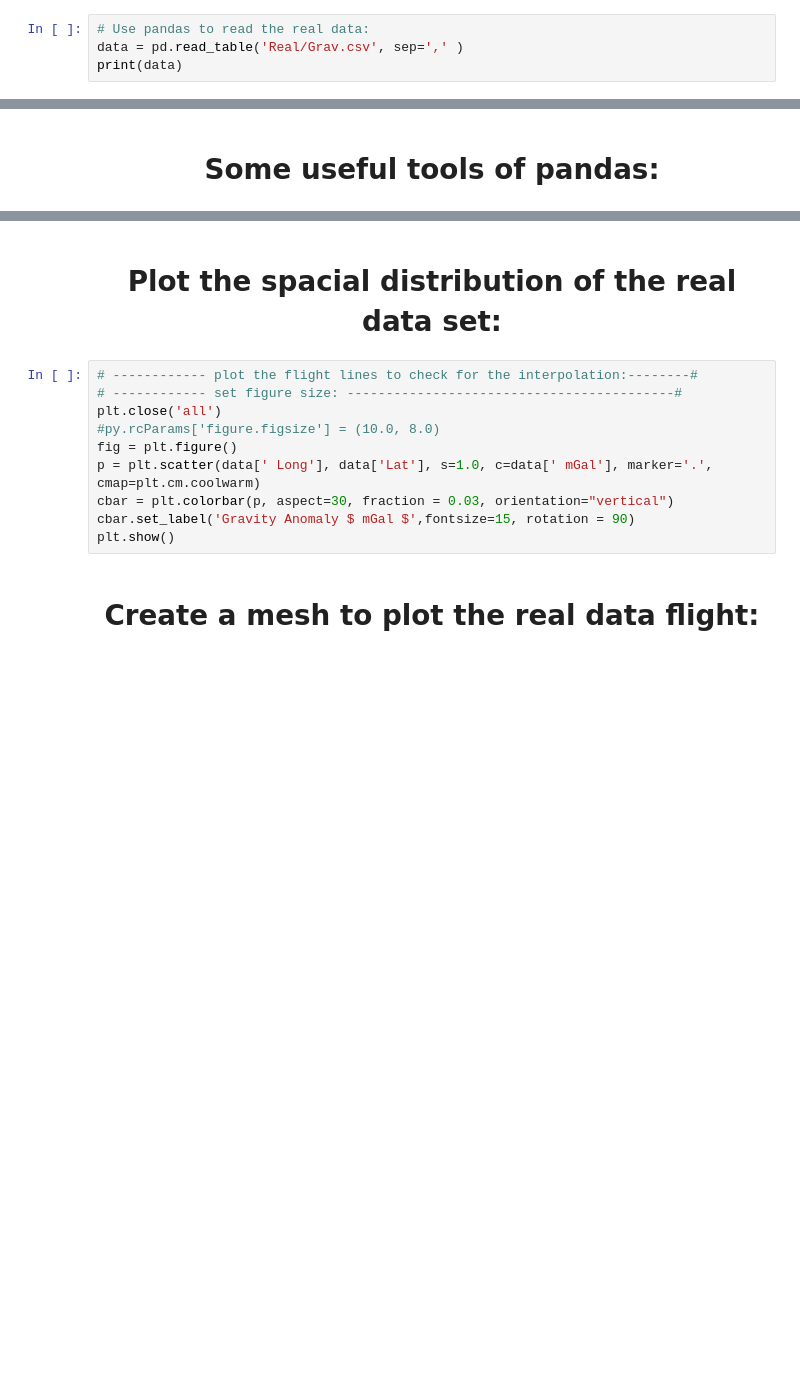
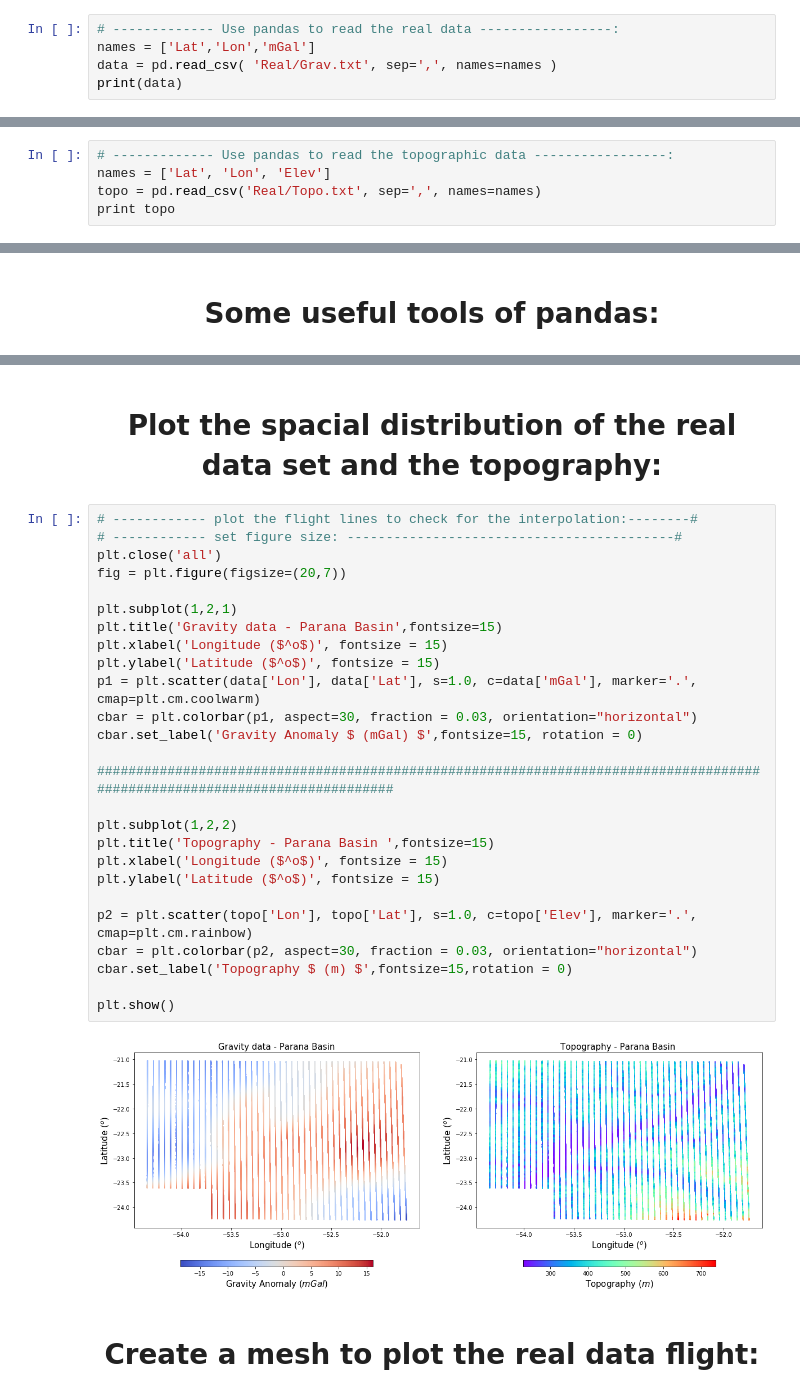
Before and after one commit to rodrigobijani/Congresso_Brasileiro_Geologia2018, a Jupyter notebook: scripts/real.ipynb, the cells around one changed output, grey strips where cells are left out. Saved outputs shown, nothing was run; the diff lists cells and outputs as text; blank space fills up the shorter version.

Commit message:
add topography and basemap usage for projections. Now we need to go for the clicking!.

```diff
--- a/scripts/real.ipynb
+++ b/scripts/real.ipynb
@@ -65,6 +65,7 @@ import pylab as py
 # %% [markdown]
 # <center> Start coding from here on ! <center>
 # %%
-# Use pandas to read the real data:
-data = pd.read_table('Real/Grav.csv', sep=',' )
+# ------------- Use pandas to read the real data -----------------:
+names = ['Lat','Lon','mGal']
+data = pd.read_csv( 'Real/Grav.txt', sep=',', names=names )
 print(data)
@@ -70,0 +90,5 @@ print(data)
+# %%
+# ------------- Use pandas to read the topographic data -----------------:
+names = ['Lat', 'Lon', 'Elev']
+topo = pd.read_csv('Real/Topo.txt', sep=',', names=names)
+print topo
@@ -83,15 +161,33 @@ data.max()
 # %% [markdown]
-#  <center size=3> Plot the spacial distribution of the real data set: <center>
+#  <center size=3> Plot the spacial distribution of the real data set and the topography: <center>
 # %%
 # ------------ plot the flight lines to check for the interpolation:--------#
 # ------------ set figure size: ------------------------------------------#
 plt.close('all')
-#py.rcParams['figure.figsize'] = (10.0, 8.0)
-fig = plt.figure()
-p = plt.scatter(data[' Long'], data['Lat'], s=1.0, c=data[' mGal'], marker='.', cmap=plt.cm.coolwarm)
-cbar = plt.colorbar(p, aspect=30, fraction = 0.03, orientation="vertical")
-cbar.set_label('Gravity Anomaly $ mGal $',fontsize=15, rotation = 90)
+fig = plt.figure(figsize=(20,7))
+
+plt.subplot(1,2,1)
+plt.title('Gravity data - Parana Basin',fontsize=15)
+plt.xlabel('Longitude ($^o$)', fontsize = 15)
+plt.ylabel('Latitude ($^o$)', fontsize = 15)
+p1 = plt.scatter(data['Lon'], data['Lat'], s=1.0, c=data['mGal'], marker='.', cmap=plt.cm.coolwarm)
+cbar = plt.colorbar(p1, aspect=30, fraction = 0.03, orientation="horizontal")
+cbar.set_label('Gravity Anomaly $ (mGal) $',fontsize=15, rotation = 0)
+
+###########################################################################################################################
+
+plt.subplot(1,2,2)
+plt.title('Topography - Parana Basin ',fontsize=15)
+plt.xlabel('Longitude ($^o$)', fontsize = 15)
+plt.ylabel('Latitude ($^o$)', fontsize = 15)
+
+p2 = plt.scatter(topo['Lon'], topo['Lat'], s=1.0, c=topo['Elev'], marker='.', cmap=plt.cm.rainbow)
+cbar = plt.colorbar(p2, aspect=30, fraction = 0.03, orientation="horizontal")
+cbar.set_label('Topography $ (m) $',fontsize=15,rotation = 0)
+
 plt.show()
+# %% [output]
+[figure, added]
 # %% [markdown]
 # <center size=3>  Create a mesh to plot the real data flight: <center>
 # %%
```
Also changed, not shown: parts of 36 cells of this notebook.
